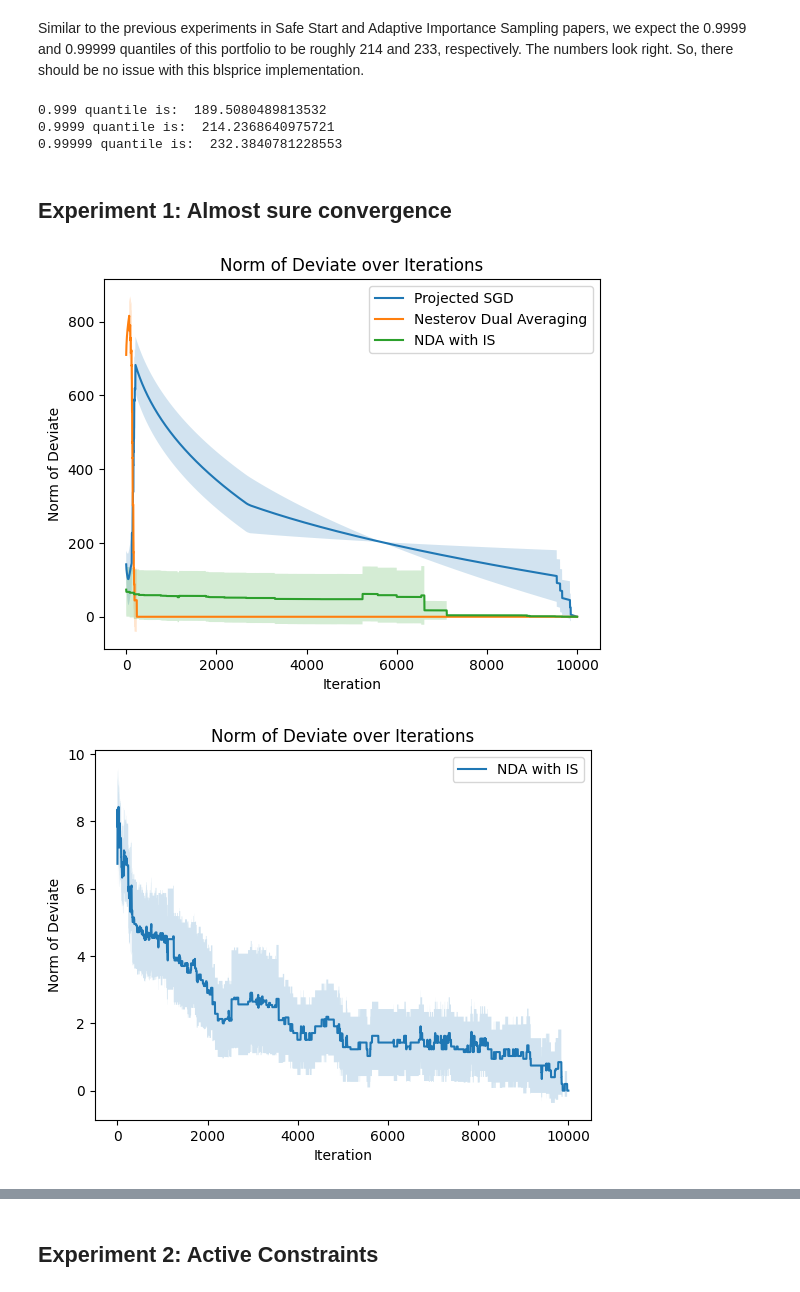
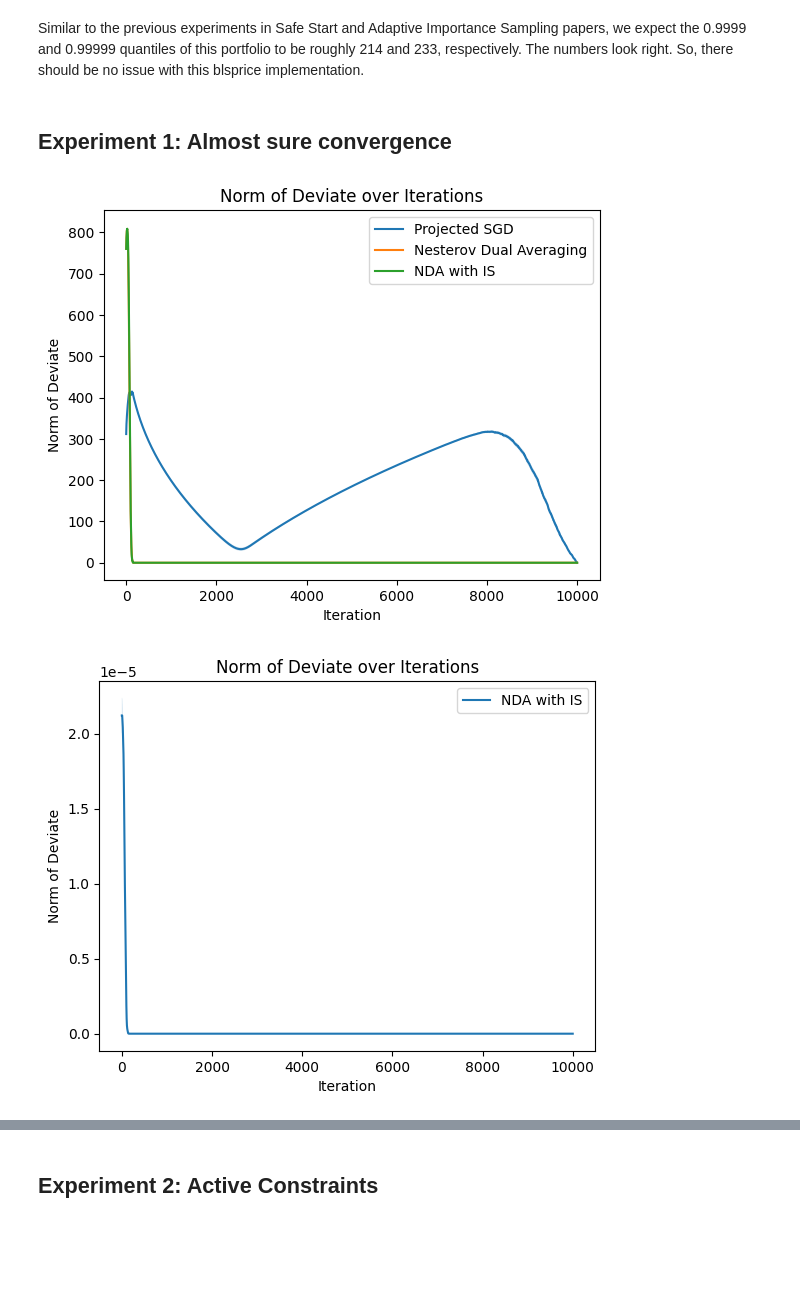
Before and after one commit to Wmeesena/optimal_importance_sampling, a Jupyter notebook: notebook.ipynb, the cells around one changed output, grey strips where cells are left out. Cells and saved outputs as stored; diff of their text form; code cells hidden in the pictures; blank space fills up the shorter version.

Commit message:
check

```diff
--- a/notebook.ipynb
+++ b/notebook.ipynb
@@ -94,7 +94,7 @@ def gradient_mu_IS(grad_scheme, tilt_scheme, theta, mu, X):
     return: gradient estimate with IS (n_rep, d_mu)
 
     '''
-    grad = grad_scheme.gradient_theta(mu, X)  # shape (n_rep, d_theta)
+    grad = grad_scheme.gradient_theta(theta, X)  # shape (n_rep, d_theta)
     grad_norm = np.sum(grad**2, axis=1)     # shape (n_rep,)
     grad_likelihood = tilt_scheme.gradient_likelihood(mu, X)  # or (n_rep, d_theta)
 
@@ -215,6 +215,7 @@ def nda_IS(config, grad_scheme, tilt_scheme, theta0, mu0):
     # config
     gamma = config.gamma
     alpha = config.alpha
+    alpha_mu = config.alpha_mu
     n_rep = config.n_rep
     n_step = config.n_step
     n_rep = config.n_rep
@@ -237,13 +238,17 @@ def nda_IS(config, grad_scheme, tilt_scheme, theta0, mu0):
     # NDA loop
     for step in range(n_step):
         alpha_step = alpha/ ((step+1) ** gamma)
+        alpha_mu_step = alpha_mu/ ((step+1) ** gamma)
         X_IS = tilt_scheme.sample_IS(mu)
         X = tilt_scheme.sample()
         grad_theta = gradient_theta_IS(grad_scheme, tilt_scheme, theta, mu, X_IS)
         grad_mu = gradient_mu_IS(grad_scheme, tilt_scheme, theta, mu, X)
+        # print("grad_mu", np.linalg.norm(grad_mu, axis=1).mean())
 
         g_sum_theta += alpha_step *grad_theta
-        g_sum_mu += alpha_step *grad_mu/100000  # scale to avoid too large updates
+        g_sum_mu += alpha_mu_step *grad_mu # scale to avoid too large updates
+        # print("alpha_mu_step", alpha_mu_step)
+        # print("g_sum_mu", np.linalg.norm(g_sum_mu, axis=1).mean())
 
         theta = box_projection(theta0 - g_sum_theta, theta_upper, theta_lower)
         mu = box_projection(mu0 - g_sum_mu, mu_upper, mu_lower)
@@ -394,6 +399,7 @@ class ExperimentConfig:
     d_mu: int         # dimension of mu
     alpha: float      # step size
     gamma: float      # decay rate
+    alpha_mu: float # step size for mu
     seed: int     # random seed
 
     theta_upper: np.ndarray  # shape (d_theta,)
@@ -403,20 +409,22 @@ class ExperimentConfig:
 
 
 config = ExperimentConfig(
-    n_rep=20,
-    n_step=10000,
+    n_rep=2000,
+    n_step = 10000,
+    # n_step=10000,
     d_X=10,
     d_theta=1,
     d_mu=10,
     alpha=10.,
+    alpha_mu = 0.000000000001,
     gamma=0.6,
     seed=42,
 
 
     theta_upper=np.ones(1) * 1000.0,
-    theta_lower=-np.ones(1) * 10.0,
-    mu_upper=np.ones(10) * 2.0,
-    mu_lower=-np.ones(10) * 2.0,
+    theta_lower=-np.ones(1) * 100.0,
+    mu_upper=np.ones(10) * .05,
+    mu_lower=-np.ones(10) * .05,
 
 )
 # %%
@@ -561,25 +569,21 @@ class Cvar_Grad_Estimation(Gradient_Estimation):
 # %% [markdown]
 Similar to the previous experiments in Safe Start and Adaptive Importance Sampling papers, we expect the 0.9999 and 0.99999 quantiles of this portfolio to be roughly 214 and 233, respectively. The numbers look right. So, there should be no issue with this blsprice implementation.
 # %%
-# Sanity Check
+# # Sanity Check
 
-X_san = np.random.normal(0, 1, (5000000, 10))
-loss_san = Cvar_Grad_Estimation.portfolio_loss(Cvar_Grad_Estimation(port_config), X_san)
+# X_san = np.random.normal(0, 1, (5000000, 10))
+# loss_san = Cvar_Grad_Estimation.portfolio_loss(Cvar_Grad_Estimation(port_config), X_san)
 
-# find p quantile of loss_san where p = 0.999
-quantile_999 = np.quantile(loss_san, 0.999)
-print("0.999 quantile is: ", quantile_999)
+# # find p quantile of loss_san where p = 0.999
+# quantile_999 = np.quantile(loss_san, 0.999)
+# print("0.999 quantile is: ", quantile_999)
 
-quantile_9999 = np.quantile(loss_san, 0.9999)
-print("0.9999 quantile is: ", quantile_9999)
+# quantile_9999 = np.quantile(loss_san, 0.9999)
+# print("0.9999 quantile is: ", quantile_9999)
 
 
-quantile_99999 = np.quantile(loss_san, 0.99999)
-print("0.99999 quantile is: ", quantile_99999)
+# quantile_99999 = np.quantile(loss_san, 0.99999)
+# print("0.99999 quantile is: ", quantile_99999)
-# %% [output]
-0.999 quantile is:  189.5080489813532
-0.9999 quantile is:  214.2368640975721
-0.99999 quantile is:  232.3840781228553
 # %% [markdown]
 ## Experiment 1: Almost sure convergence
 # %%
@@ -592,9 +596,9 @@ cvar_grad_scheme = Cvar_Grad_Estimation(port_config)
 # %%
 results_theta_1, results_mu_1 = experiment_1(config,
                      cvar_grad_scheme,
                       ET_scheme,
-                      theta0=np.ones(config.d_theta)*300,
+                      theta0=np.ones(config.d_theta)*250,
                       mu0=np.zeros(config.d_mu))
 # %% [output]
-[figure, old version]
+[figure, new version]
-[figure, old version]
+[figure, new version]
```
Also changed, not shown: parts of 4 cells of this notebook.
